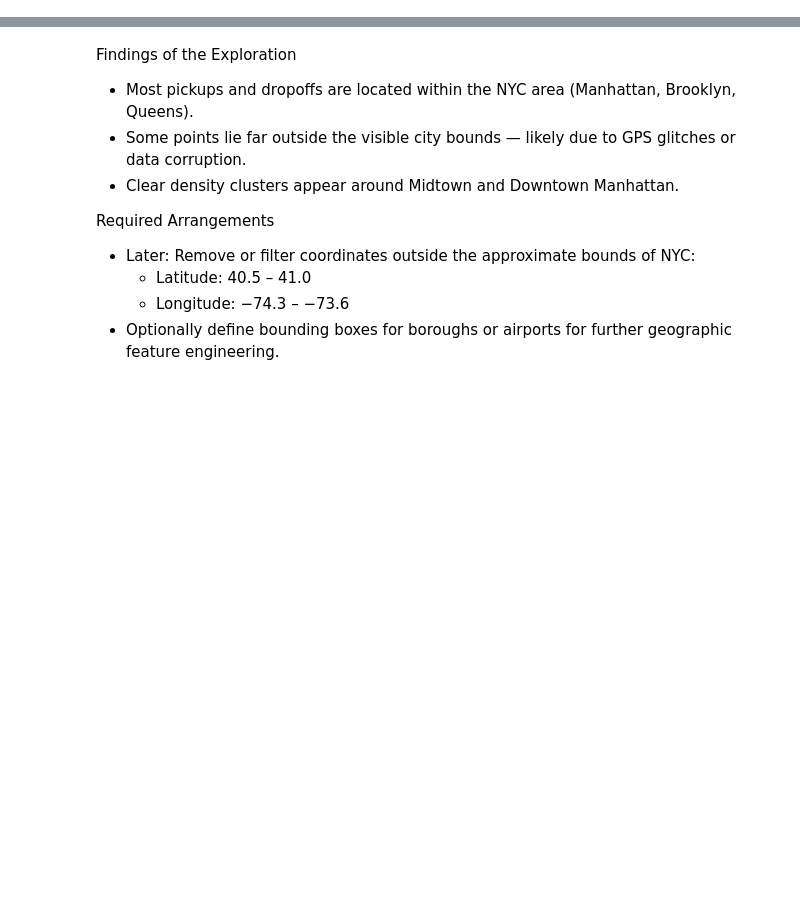
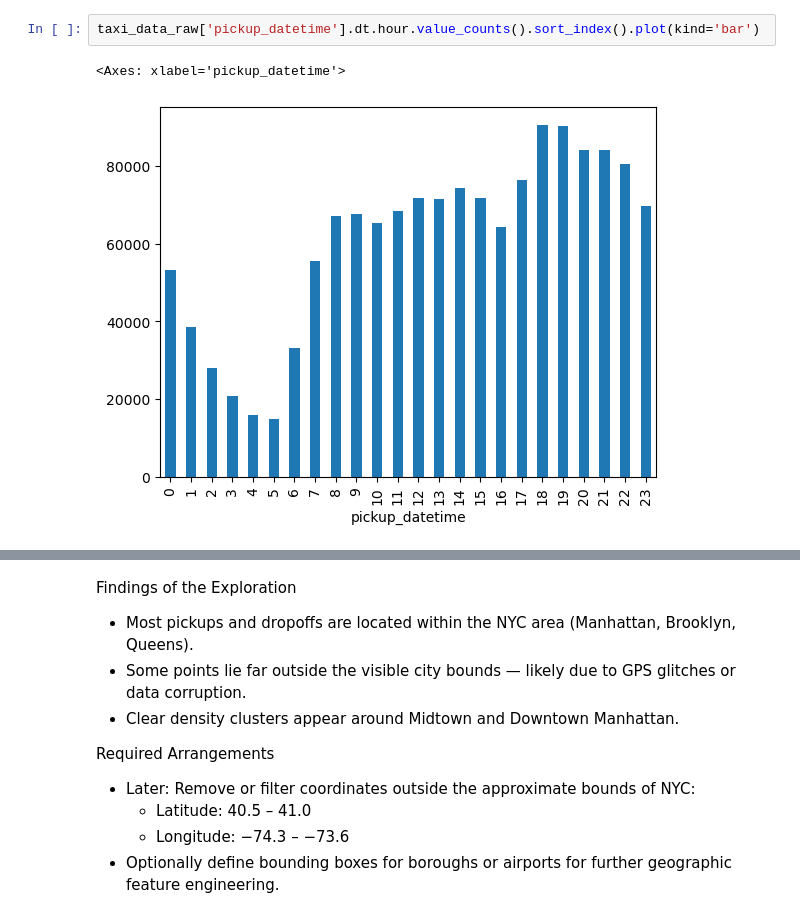
Before and after one commit to Wendo99/NYC-Taxi-Trip-Duration, a Jupyter notebook: main.ipynb, the cells around one changed output, grey strips where cells are left out. Drawn from its saved outputs; the diff is of its cells as text; blank space fills up the shorter version.

```diff
--- a/main.ipynb
+++ b/main.ipynb
@@ -135,0 +282,5 @@ taxi['dropoff_datetime'] = pd.to_datetime(taxi['dropoff_datetime'])
+# %%
+taxi_data_raw['pickup_datetime'].dt.hour.value_counts().sort_index().plot(kind='bar')
+# %% [output]
+<Axes: xlabel='pickup_datetime'>
+[figure, added]
```
Also changed, not shown: parts of 93 cells of this notebook, 3 other files.
